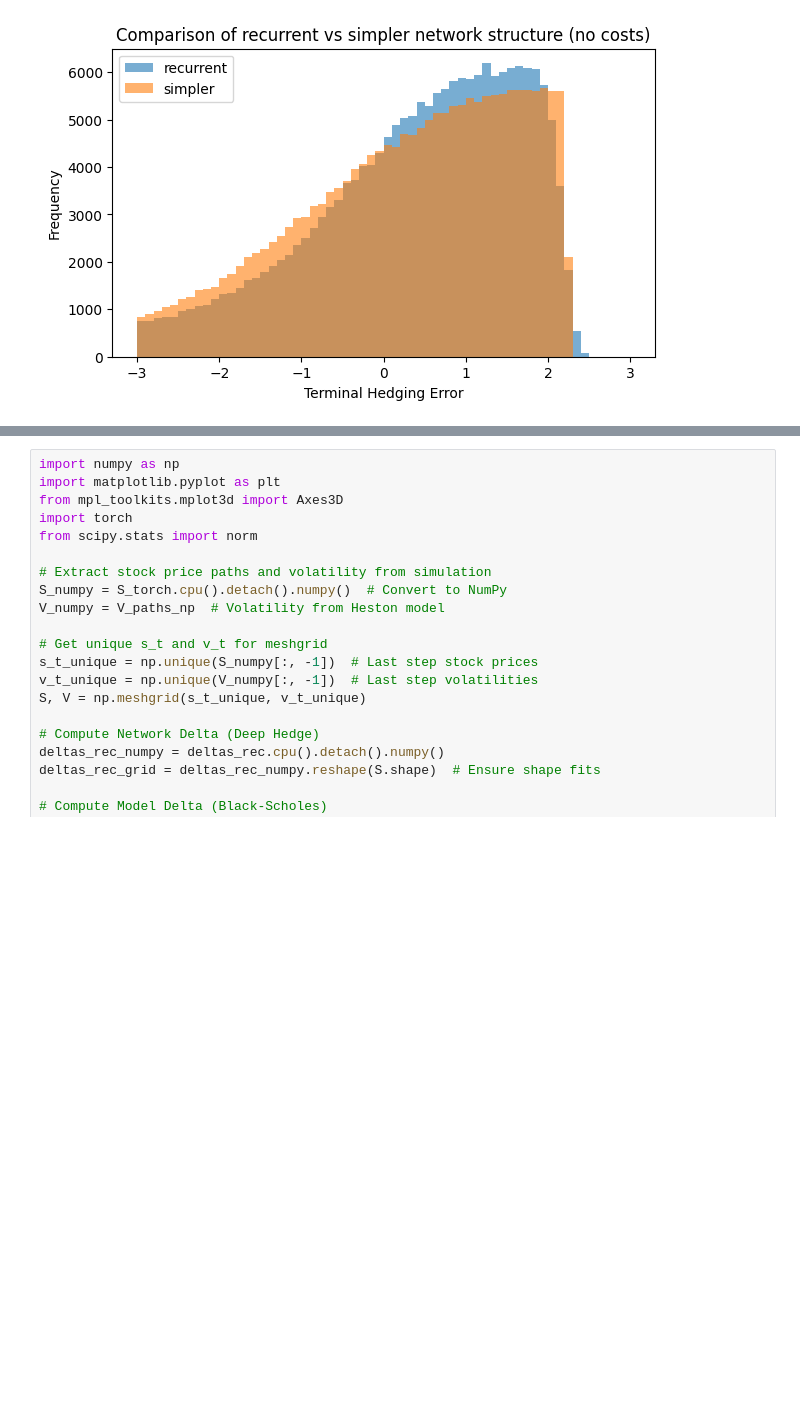
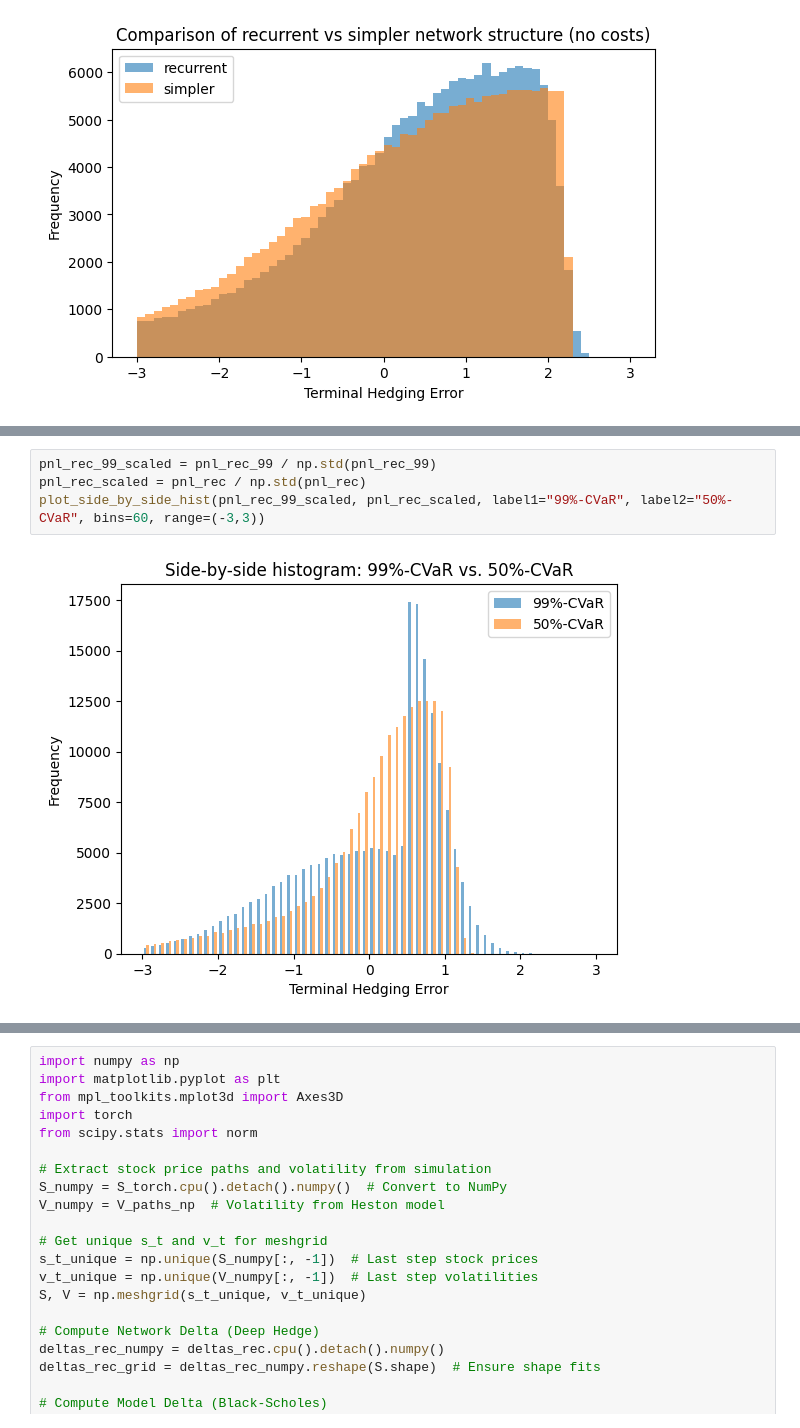
Before and after one commit to jingyiiiiz/MA4288O-Project, a Jupyter notebook: notebooks/example_european_call copy 2.ipynb, the cells around one changed output, grey strips where cells are left out. Cells and saved outputs as stored; diff of their text form; blank space fills up the shorter version.

```diff
--- a/notebooks/example_european_call copy 2.ipynb
+++ b/notebooks/example_european_call copy 2.ipynb
@@ -298,0 +342,6 @@ Simpler      | 0.0455   | 2.2872 | -6.7296
+# %%
+pnl_rec_99_scaled = pnl_rec_99 / np.std(pnl_rec_99)
+pnl_rec_scaled = pnl_rec / np.std(pnl_rec)
+plot_side_by_side_hist(pnl_rec_99_scaled, pnl_rec_scaled, label1="99%-CVaR", label2="50%-CVaR", bins=60, range=(-3,3))
+# %% [output]
+[figure, added]
```
Also changed, not shown: parts of 10 cells of this notebook, 1 other file.
